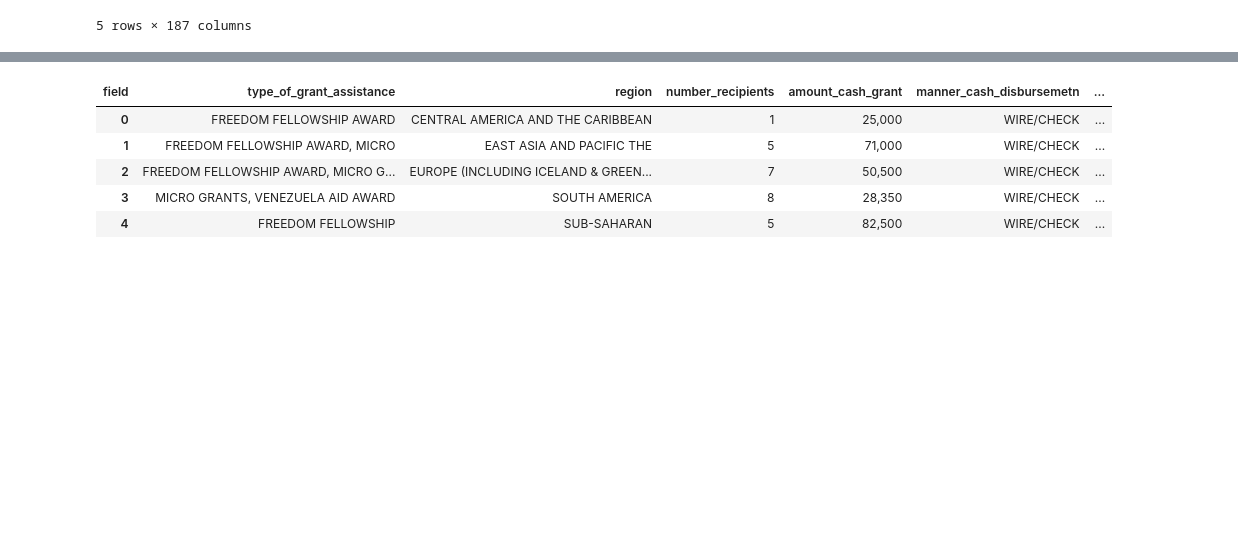
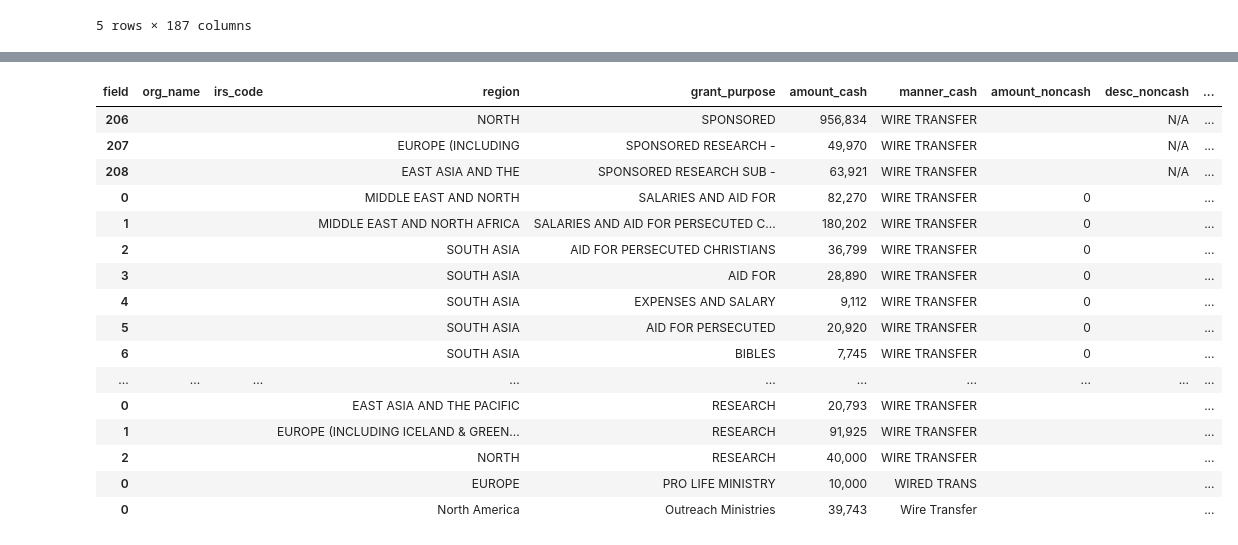
Before and after one commit to ethanscorey/parse_990_textract, a Jupyter notebook: debug_notebook.ipynb, the cells around one changed output, grey strips where cells are left out. Cells and saved outputs as stored; diff of their text form; code cells hidden in the pictures; blank space fills up the shorter version.

```diff
--- a/debug_notebook.ipynb
+++ b/debug_notebook.ipynb
@@ -390,7 +387,7 @@ schedule_f_part_i_rows = []
 schedule_f_part_ii_rows = []
 schedule_f_part_iii_rows = []
 
-for (count, path) in enumerate(ocr_outputs[:50]):
+for (count, path) in enumerate(ocr_outputs):
     print(count, path.name)
     try:
         data = open_local_df(path)
@@ -506,2 +566,2 @@ pd.concat(schedule_f_part_i_rows)
 # %%
-pd.concat(schedule_f_part_ii_rows)
+schedule_f_part_ii_df = pd.concat(schedule_f_part_ii_rows)
@@ -526,9 +568,22 @@ pd.concat(schedule_f_part_ii_rows)
+# %%
+schedule_f_part_ii_df.tail(50)
+# %% [output]
+| field | org_name | irs_code | region | grant_purpose | amount_cash | manner_cash | amount_noncash | desc_noncash | ... |
+| 206 |  |  | NORTH | SPONSORED | 956,834 | WIRE TRANSFER |  | N/A | ... |
+| 207 |  |  | EUROPE (INCLUDING | SPONSORED RESEARCH - | 49,970 | WIRE TRANSFER |  | N/A | ... |
+| 208 |  |  | EAST ASIA AND THE | SPONSORED RESEARCH SUB - | 63,921 | WIRE TRANSFER |  | N/A | ... |
+| 0 |  |  | MIDDLE EAST AND NORTH | SALARIES AND AID FOR | 82,270 | WIRE TRANSFER | 0 |  | ... |
+| 1 |  |  | MIDDLE EAST AND NORTH AFRICA | SALARIES AND AID FOR PERSECUTED C... | 180,202 | WIRE TRANSFER | 0 |  | ... |
+| 2 |  |  | SOUTH ASIA | AID FOR PERSECUTED CHRISTIANS | 36,799 | WIRE TRANSFER | 0 |  | ... |
+| 3 |  |  | SOUTH ASIA | AID FOR | 28,890 | WIRE TRANSFER | 0 |  | ... |
+| 4 |  |  | SOUTH ASIA | EXPENSES AND SALARY | 9,112 | WIRE TRANSFER | 0 |  | ... |
+| 5 |  |  | SOUTH ASIA | AID FOR PERSECUTED | 20,920 | WIRE TRANSFER | 0 |  | ... |
+| 6 |  |  | SOUTH ASIA | BIBLES | 7,745 | WIRE TRANSFER | 0 |  | ... |
+| ... | ... | ... | ... | ... | ... | ... | ... | ... | ... |
+| 0 |  |  | EAST ASIA AND THE PACIFIC | RESEARCH | 20,793 | WIRE TRANSFER |  |  | ... |
+| 1 |  |  | EUROPE (INCLUDING ICELAND & GREEN... | RESEARCH | 91,925 | WIRE TRANSFER |  |  | ... |
+| 2 |  |  | NORTH | RESEARCH | 40,000 | WIRE TRANSFER |  |  | ... |
+| 0 |  |  | EUROPE | PRO LIFE MINISTRY | 10,000 | WIRED TRANS |  |  | ... |
+| 0 |  |  | North America | Outreach Ministries | 39,743 | Wire Transfer |  |  | ... |
 # %%
-pd.concat(schedule_f_part_iii_rows)
+schedule_f_part_iii_df = pd.concat(schedule_f_part_iii_rows)
-# %% [output]
-| field | type_of_grant_assistance | region | number_recipients | amount_cash_grant | manner_cash_disbursemetn | ... |
-| 0 | FREEDOM FELLOWSHIP AWARD | CENTRAL AMERICA AND THE CARIBBEAN | 1 | 25,000 | WIRE/CHECK | ... |
-| 1 | FREEDOM FELLOWSHIP AWARD, MICRO | EAST ASIA AND PACIFIC THE | 5 | 71,000 | WIRE/CHECK | ... |
-| 2 | FREEDOM FELLOWSHIP AWARD, MICRO G... | EUROPE (INCLUDING ICELAND & GREEN... | 7 | 50,500 | WIRE/CHECK | ... |
-| 3 | MICRO GRANTS, VENEZUELA AID AWARD | SOUTH AMERICA | 8 | 28,350 | WIRE/CHECK | ... |
-| 4 | FREEDOM FELLOWSHIP | SUB-SAHARAN | 5 | 82,500 | WIRE/CHECK | ... |
```
Also changed, not shown: parts of 12 cells of this notebook, 5 other files.
